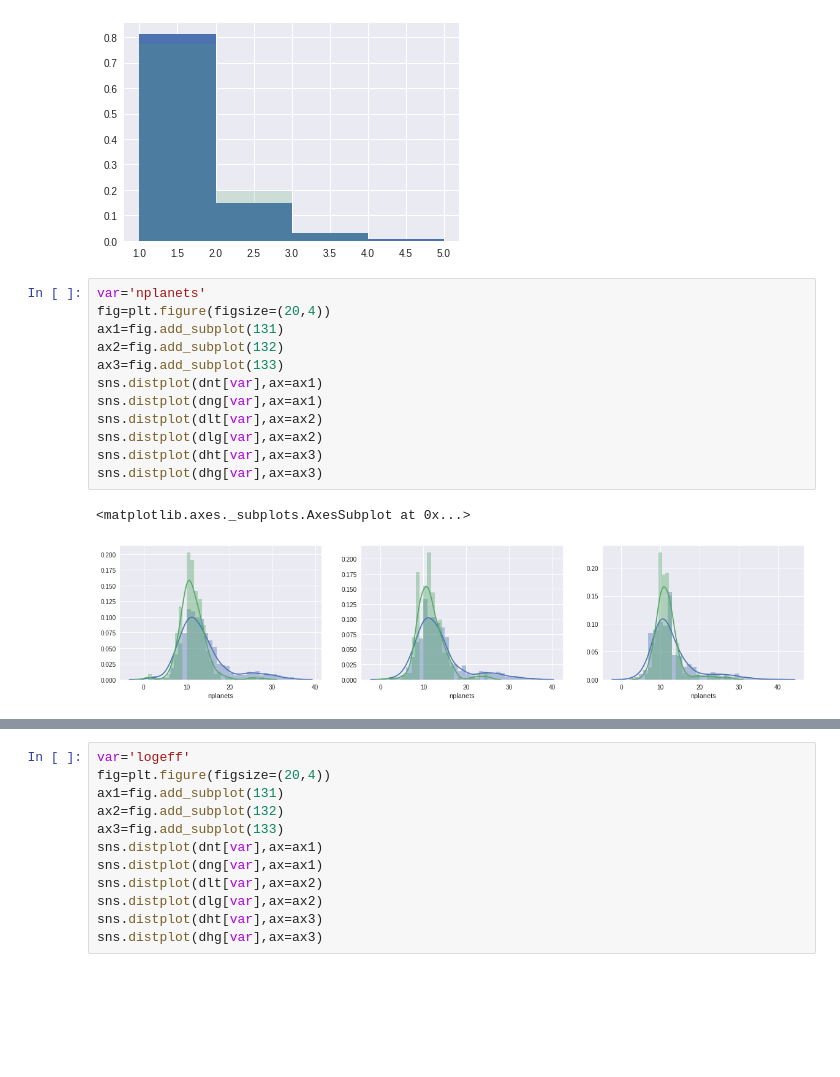
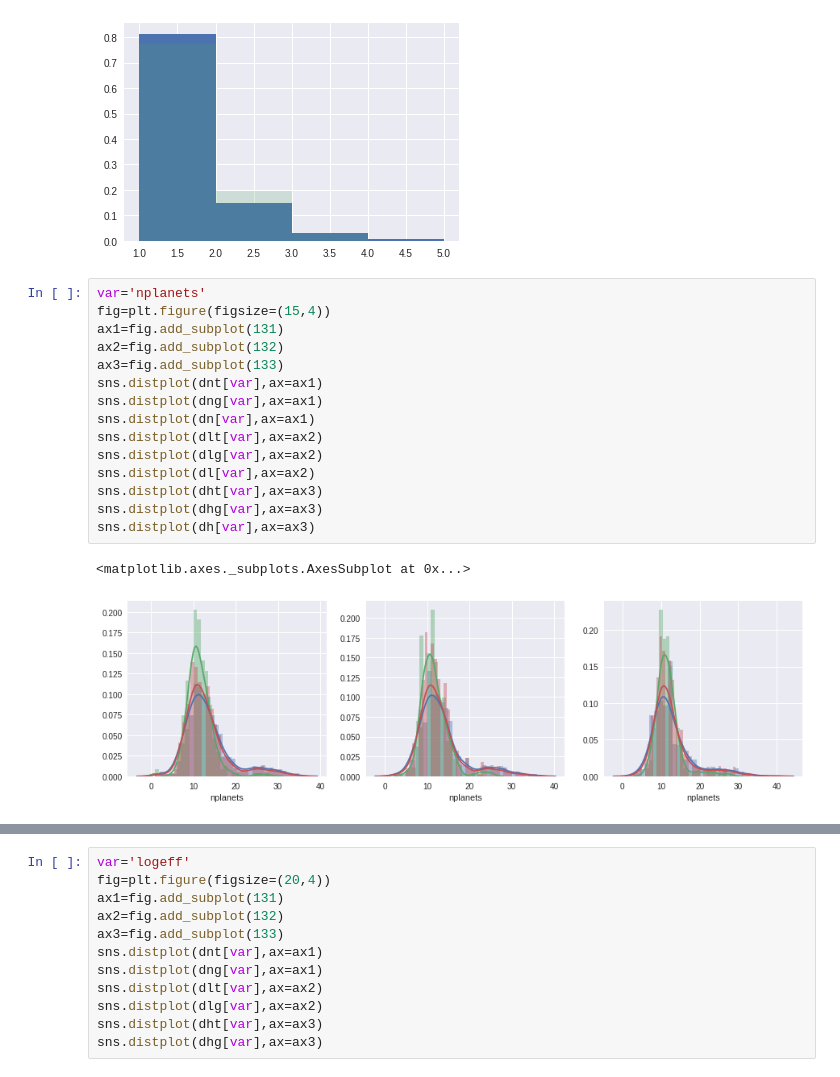
Before and after one commit to saint-germain/population_synthesis, a Jupyter notebook: tools/separate_stats.ipynb, the cells around one changed output, grey strips where cells are left out. Drawn from its saved outputs; the diff is of its cells as text; blank space fills up the shorter version.

Commit message:
making histograms

```diff
--- a/tools/separate_stats.ipynb
+++ b/tools/separate_stats.ipynb
@@ -119,16 +119,19 @@ plt.hist(dhg.ngi,normed=True,bins=[1,2,3,4,5],alpha=0.2)
 [figure]
 # %%
 var='nplanets'
-fig=plt.figure(figsize=(20,4))
+fig=plt.figure(figsize=(15,4))
 ax1=fig.add_subplot(131)
 ax2=fig.add_subplot(132)
 ax3=fig.add_subplot(133)
 sns.distplot(dnt[var],ax=ax1)
 sns.distplot(dng[var],ax=ax1)
+sns.distplot(dn[var],ax=ax1)
 sns.distplot(dlt[var],ax=ax2)
 sns.distplot(dlg[var],ax=ax2)
+sns.distplot(dl[var],ax=ax2)
 sns.distplot(dht[var],ax=ax3)
 sns.distplot(dhg[var],ax=ax3)
+sns.distplot(dh[var],ax=ax3)
 # %% [output]
 <matplotlib.axes._subplots.AxesSubplot at 0x...>
-[figure, old version]
+[figure, new version]
```
Also changed, not shown: parts of 36 cells of this notebook.
